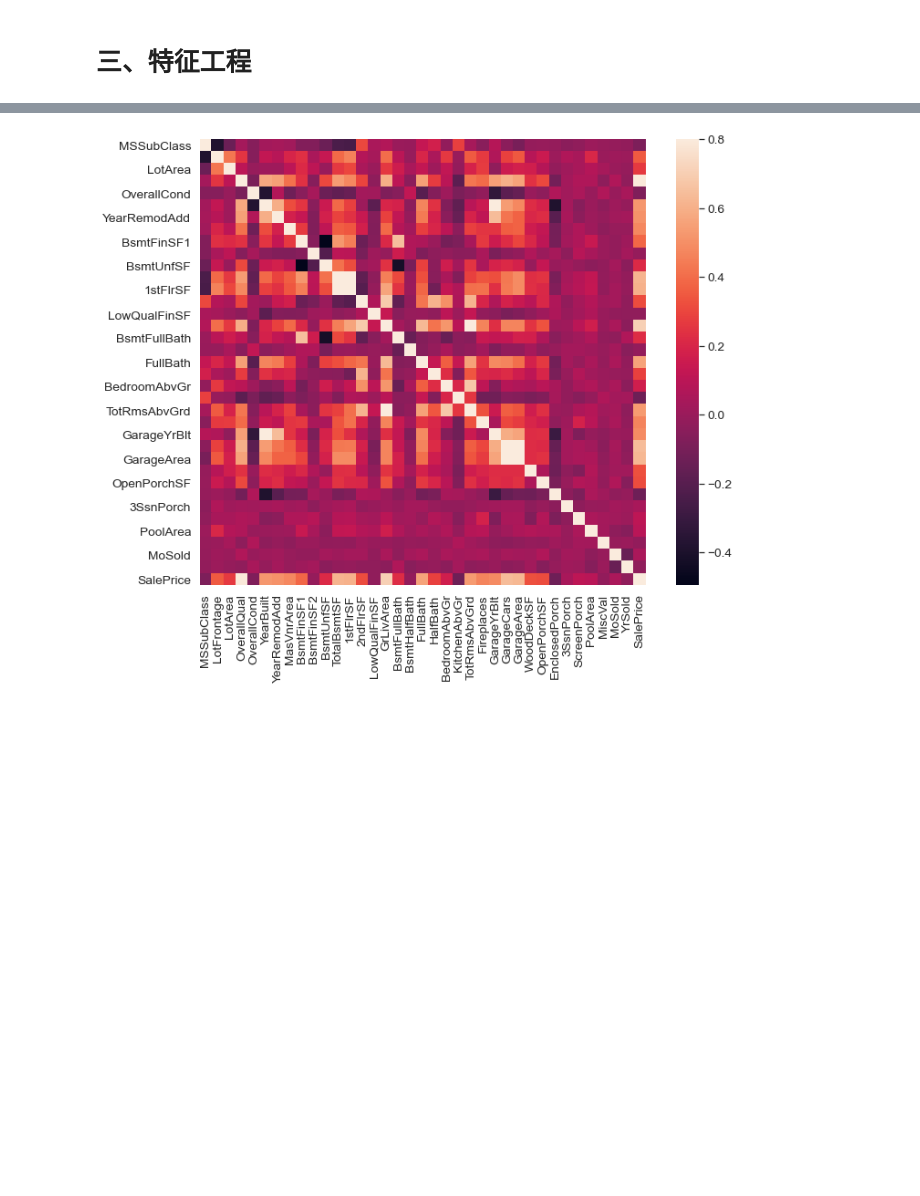
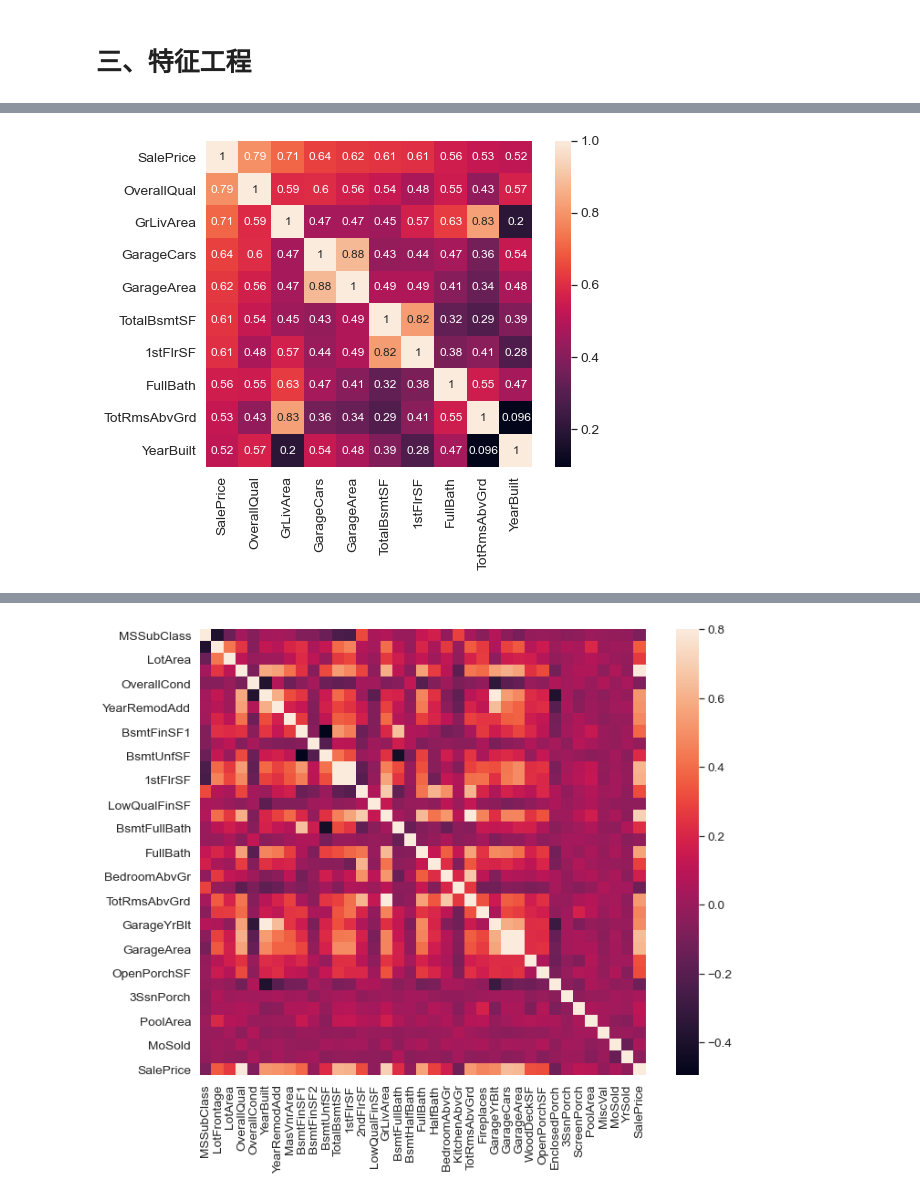
Before and after one commit to god13less/kaggle_competition, a Jupyter notebook: HousePrices_AdvancedRegressionTechniques/version_0.ipynb, the cells around one changed output, grey strips where cells are left out. Cells and saved outputs as stored; diff of their text form; code cells hidden in the pictures; blank space fills up the shorter version.

```diff
--- a/HousePrices_AdvancedRegressionTechniques/version_0.ipynb
+++ b/HousePrices_AdvancedRegressionTechniques/version_0.ipynb
@@ -140,0 +153,10 @@ dtype: int64
+# %%
+k = 10
+top10_attr = corrmat.nlargest(k, 'SalePrice').index
+top10_mat = corrmat.loc[top10_attr, top10_attr]
+fig,ax = plt.subplots(figsize=(8,6))
+sns.set(font_scale=1.25)
+sns.heatmap(top10_mat, annot=True, annot_kws={'size':12}, square=True)# 设置annot使其在小格内显示数字，annot_kws调整数字格式
+plt.show()
+# %% [output]
+[figure, added]
```
Also changed, not shown: parts of 5 cells of this notebook.
